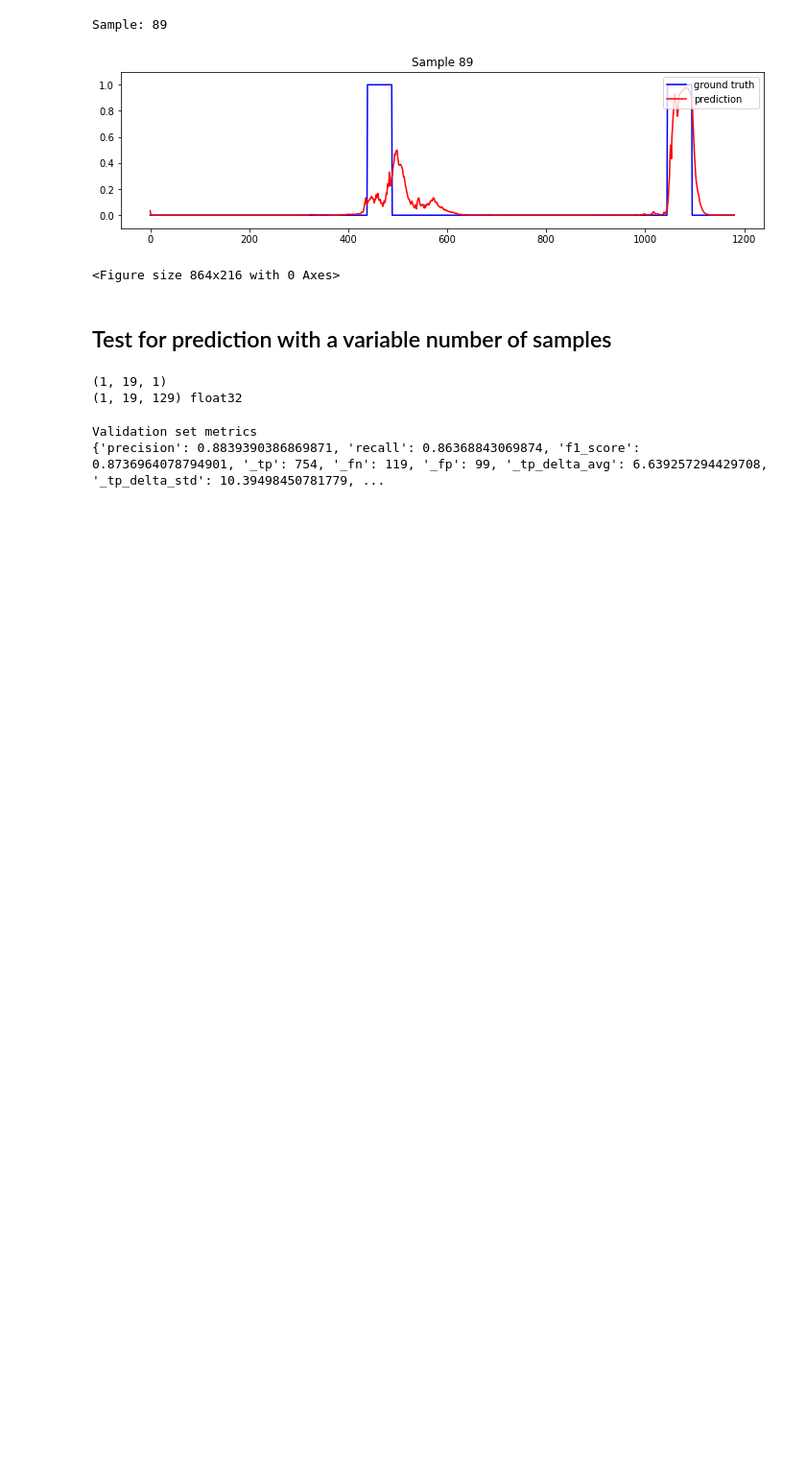
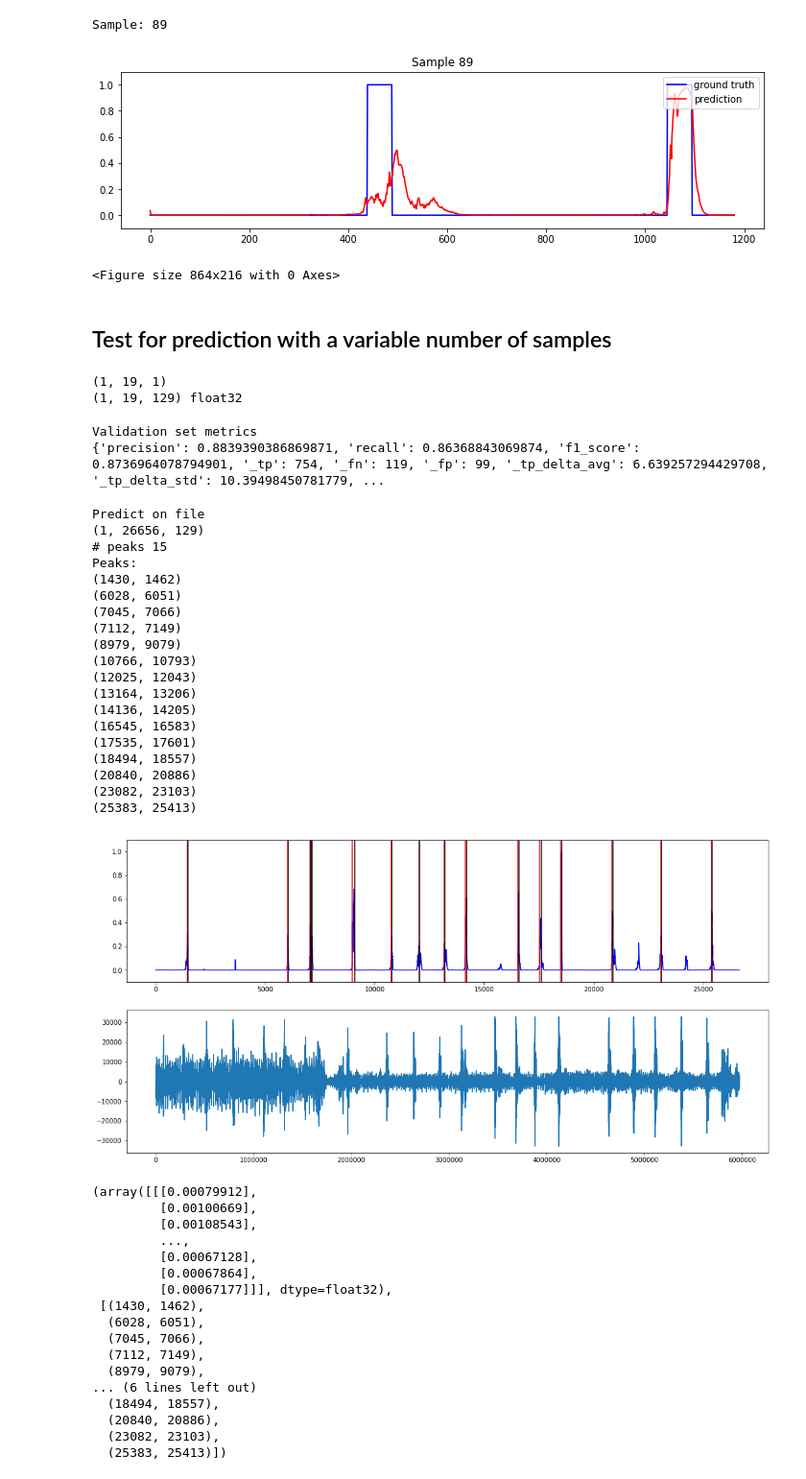
Before and after one commit to lucaboulard/vlcvoicectrl, a Jupyter notebook: notebook/model_single_test.ipynb, the cells around one changed output. Shown at 96% size. Drawn from its saved outputs; the diff is of its cells as text; code cells hidden in the pictures; blank space fills up the shorter version.

```diff
--- a/notebook/model_single_test.ipynb
+++ b/notebook/model_single_test.ipynb
@@ -210,3 +210,45 @@ print(m)
 # %% [output]
 Validation set metrics
 {'precision': 0.8839390386869871, 'recall': 0.86368843069874, 'f1_score': 0.8736964078794901, '_tp': 754, '_fn': 119, '_fp': 99, '_tp_delta_avg': 6.639257294429708, '_tp_delta_std': 10.39498450781779, ...
+# %%
+print("Predict on file")
+plt.rcParams["figure.figsize"] =(18,9)
+utt.predict_audio_clip_single(model_live,"../output_3.wav",confidence_thres=0.15)
+# %% [output]
+Predict on file
+(1, 26656, 129)
+# peaks 15
+Peaks:
+(1430, 1462)
+(6028, 6051)
+(7045, 7066)
+(7112, 7149)
+(8979, 9079)
+(10766, 10793)
+(12025, 12043)
+(13164, 13206)
+(14136, 14205)
+(16545, 16583)
+(17535, 17601)
+(18494, 18557)
+(20840, 20886)
+(23082, 23103)
+(25383, 25413)
+[figure, added]
+(array([[[0.00079912],
+         [0.00100669],
+         [0.00108543],
+         ...,
+         [0.00067128],
+         [0.00067864],
+         [0.00067177]]], dtype=float32),
+ [(1430, 1462),
+  (6028, 6051),
+  (7045, 7066),
+  (7112, 7149),
+  (8979, 9079),
+... (6 lines left out)
+  (18494, 18557),
+  (20840, 20886),
+  (23082, 23103),
+  (25383, 25413)])
```
Also changed, not shown: 2 other files.
